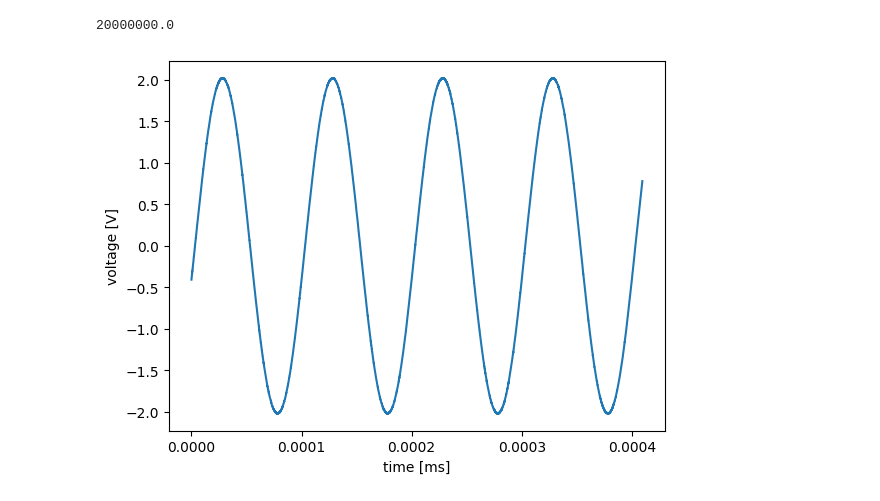
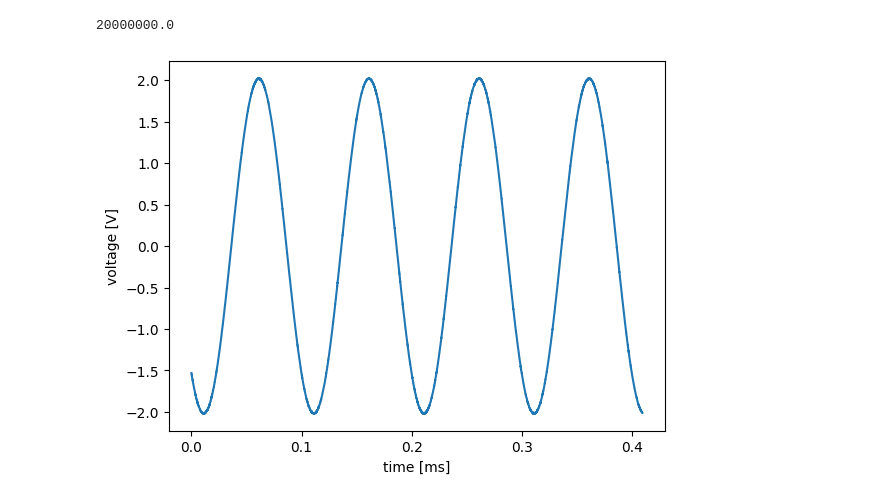
Before and after one commit to satelite2517/24-AE-waveform, a Jupyter notebook: test.ipynb, the cells around one changed output. Saved outputs shown, nothing was run; the diff lists cells and outputs as text; code cells hidden in the pictures.

Commit message:
change time scale

```diff
--- a/test.ipynb
+++ b/test.ipynb
@@ -41,31 +42,32 @@ scope.open(device_data)
 # generate a 10KHz sine signal with 2V amplitude on channel 1
 wavegen.generate(device_data, channel=1, function=wavegen.function.sine, offset=0, frequency=10e03, amplitude=2)
 
 # record data with the scopeon channel 1
 buffer= scope.record(device_data, channel=1)
 time = range(0, scope.data.buffer_size)
 
 time = [moment / scope.data.sampling_frequency for moment in time]
+time = [moment * 1e03 for moment in time]
 
 # print(buffer)
 # print(type(buffer))
 
 # plot
 #time = [moment * 1e03 for moment in time]   # convert time to ms
 plt.plot(time, buffer)
 plt.xlabel("time [ms]")
 plt.ylabel("voltage [V]")
 plt.show()
 
 # reset the scope
 scope.close(device_data)
 
 # reset the wavegen
 wavegen.close(device_data)
 
 """-----------------------------------"""
 
 # close the connection
 device.close(device_data)
 # %% [output]
-[figure, old version]
+[figure, new version]
```
Also changed, not shown: parts of 1 cell of this notebook.
